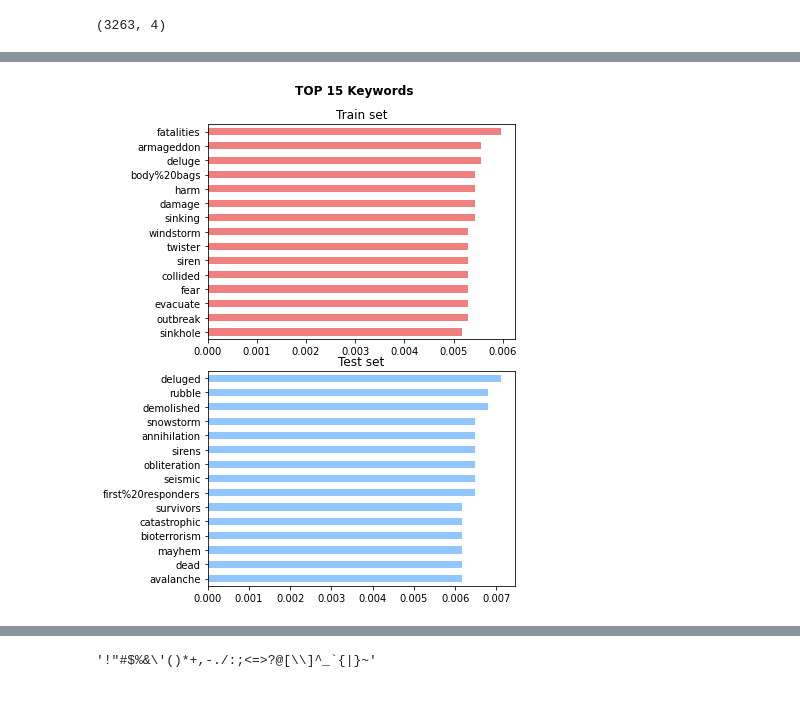
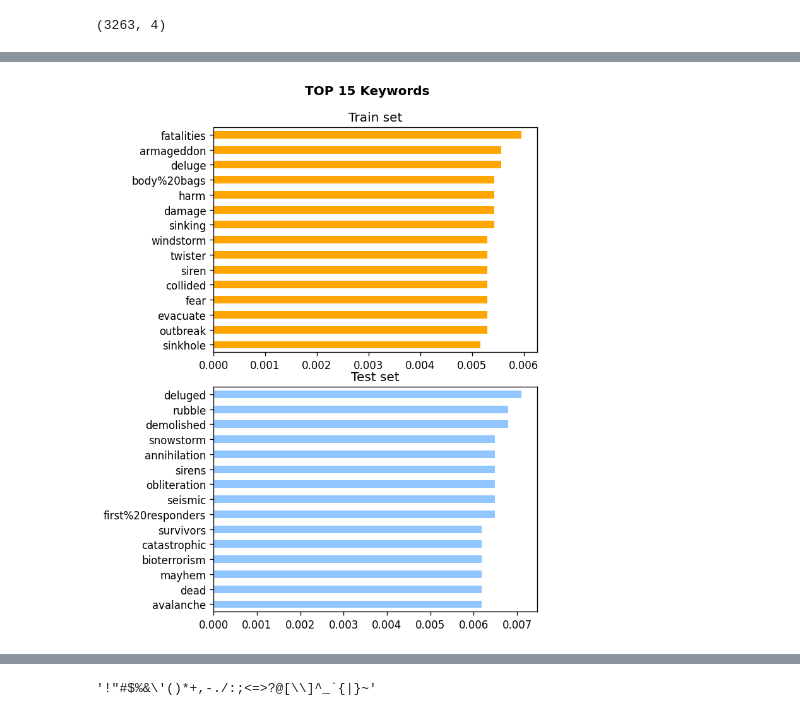
Before and after one commit to raissalohanna/DataLab-FinalProject, a Jupyter notebook: NLP_Tweet_Disaster.ipynb, the cells around one changed output, grey strips where cells are left out. Saved outputs shown, nothing was run; the diff lists cells and outputs as text; code cells hidden in the pictures.

```diff
--- a/NLP_Tweet_Disaster.ipynb
+++ b/NLP_Tweet_Disaster.ipynb
@@ -154,20 +172,21 @@ Name: location, Length: 3341, dtype: int64
 # %%
-fig2,(ax1, ax2) = plt.subplots(2,1, figsize=(5,7))
+fig2,(ax1, ax2) = plt.subplots(2,1, figsize=(5,7), dpi=120)
 fig2.tight_layout()
 fig2.suptitle('TOP 15 Keywords', y=1.05, weight='bold', size='large')
 plt.style.use('seaborn-pastel')
 
 
 ax1 = train_data['keyword'].value_counts(normalize=True)[:15].sort_values().plot(kind="barh",
-                                                                                 color='lightcoral',
+                                                                                 color='orange',
                                                                                  fontsize=10,
                                                                                  title='Train set',
                                                                                  ax=ax1)
 
 ax2 = test_data['keyword'].value_counts(normalize=True)[:15].sort_values().plot(kind="barh",
                                                                                  fontsize=10,
                                                                                  title='Test set',
                                                                                  ax=ax2)
+fig2.savefig("Top keywords.png", transparent=True)
 # %% [output]
-[figure, old version]
+[figure, new version]
 # %%
```
Also changed, not shown: parts of 64 cells of this notebook.
